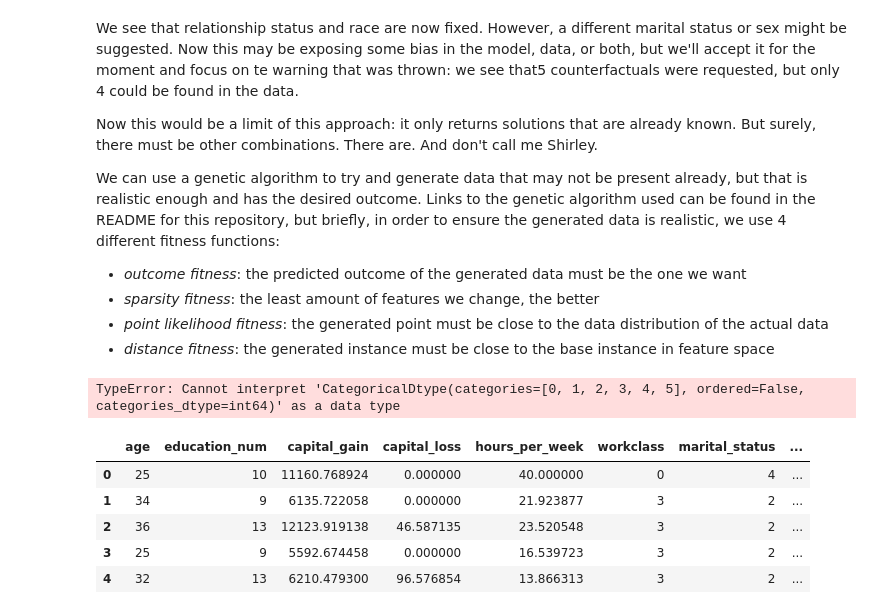
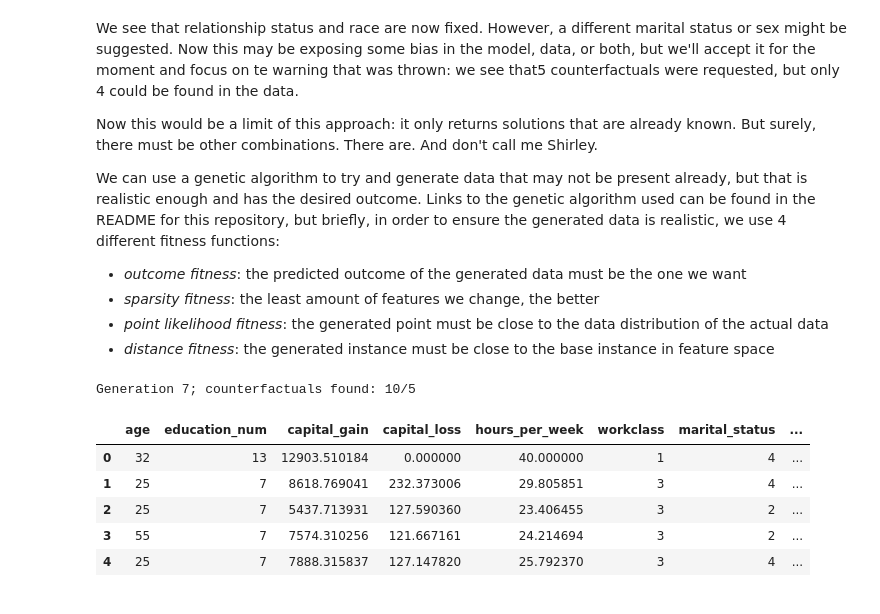
Before and after one commit to PaoloFantine/counterfactuals, a Jupyter notebook: notebooks/basic_demo.ipynb, the cells around one changed output. Saved outputs shown, nothing was run; the diff lists cells and outputs as text; code cells hidden in the pictures.

```diff
--- a/notebooks/classification_demo.ipynb
+++ b/notebooks/basic_demo.ipynb
@@ -189,7 +189,13 @@ We can use a genetic algorithm to try and generate data that may not be present
 - *point likelihood fitness*: the generated point must be close to the data distribution of the actual data
 - *distance fitness*: the generated instance must be close to the base instance in feature space
 # %%
-genetic = cf.get_counterfactuals(instance, 5, "genetic", desired_class=1, fix_vars=['relationship', 'race'], one_hot_encoded=['sex_'])
+genetic = cf.get_counterfactuals(instance, 5, "genetic", desired_class=1, fix_vars=['relationship', 'race'])
 genetic
 # %% [output]
-TypeError: Cannot interpret 'CategoricalDtype(categories=[0, 1, 2, 3, 4, 5], ordered=False, categories_dtype=int64)' as a data type
+Generation 7; counterfactuals found: 10/5
+|  | age | education_num | capital_gain | capital_loss | hours_per_week | workclass | marital_status | ... |
+| 0 | 32 | 13 | 12903.510184 | 0.000000 | 40.000000 | 1 | 4 | ... |
+| 1 | 25 | 7 | 8618.769041 | 232.373006 | 29.805851 | 3 | 4 | ... |
+| 2 | 25 | 7 | 5437.713931 | 127.590360 | 23.406455 | 3 | 2 | ... |
+| 3 | 55 | 7 | 7574.310256 | 121.667161 | 24.214694 | 3 | 2 | ... |
+| 4 | 25 | 7 | 7888.315837 | 127.147820 | 25.792370 | 3 | 4 | ... |
@@ -198,9 +201,0 @@ prototypes = cf.get_counterfactuals(instance, 5, "prototypes", desired_class=1)
-# %%
-genetic
-# %% [output]
-|  | age | education_num | capital_gain | capital_loss | hours_per_week | workclass | marital_status | ... |
-| 0 | 25 | 10 | 11160.768924 | 0.000000 | 40.000000 | 0 | 4 | ... |
-| 1 | 34 | 9 | 6135.722058 | 0.000000 | 21.923877 | 3 | 2 | ... |
-| 2 | 36 | 13 | 12123.919138 | 46.587135 | 23.520548 | 3 | 2 | ... |
-| 3 | 25 | 9 | 5592.674458 | 0.000000 | 16.539723 | 3 | 2 | ... |
-| 4 | 32 | 13 | 6210.479300 | 96.576854 | 13.866313 | 3 | 2 | ... |
```
Also changed, not shown: parts of 21 cells of this notebook, 2 other files.
